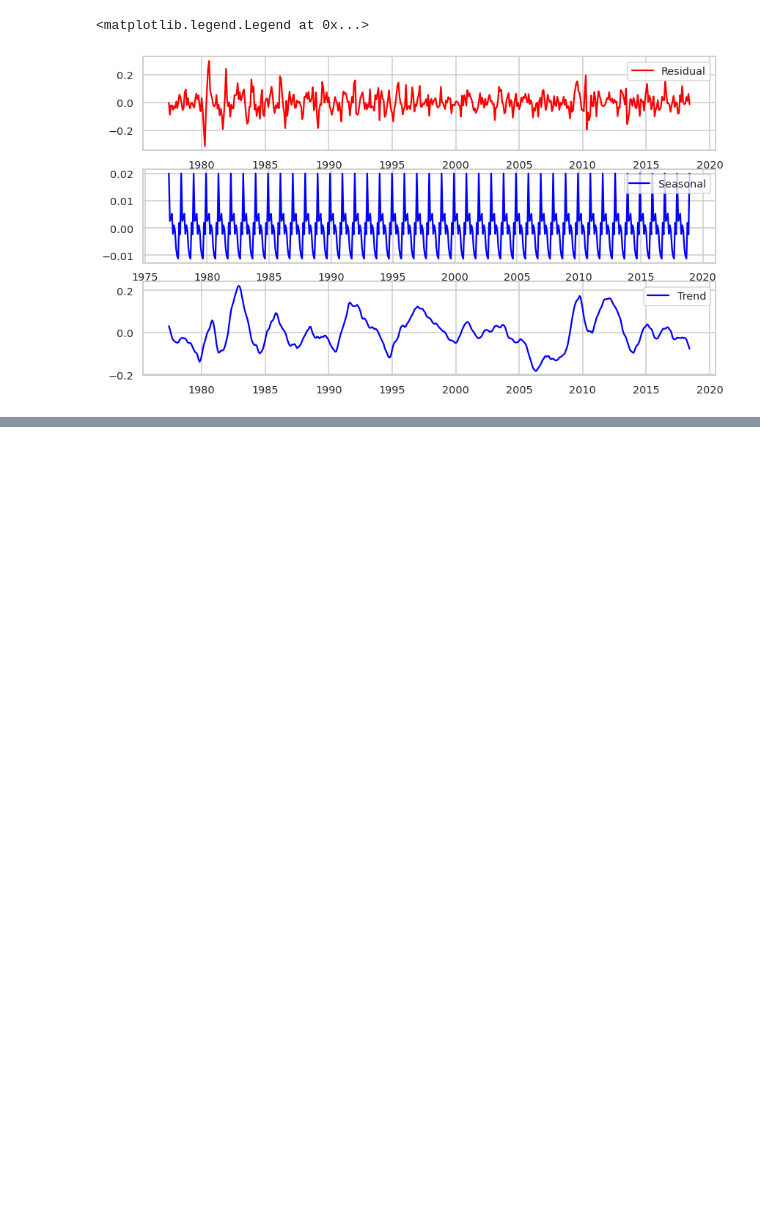
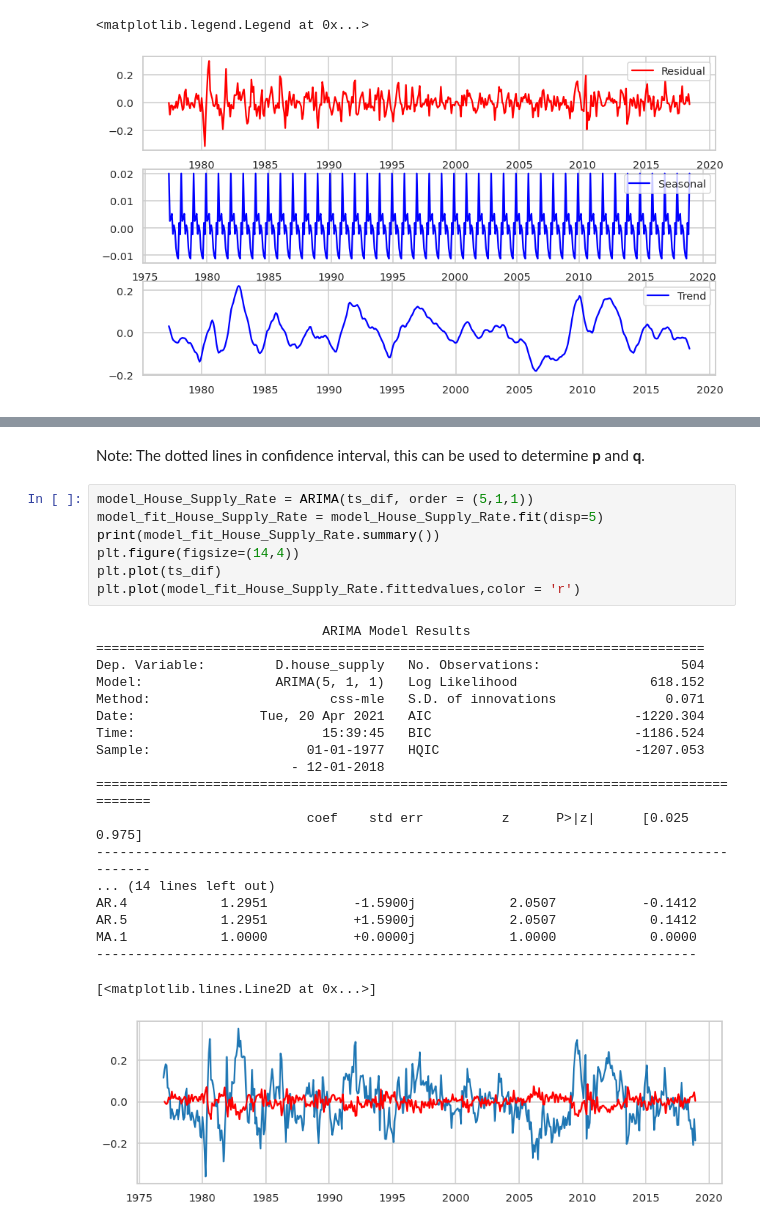
Before and after one commit to aiwithvd/Factors-can-influence-residentail-house-price, a Jupyter notebook: Experiment_notebook_for_house_supply_and_demand_in_housing_market.ipynb, the cells around one changed output, grey strips where cells are left out. Saved outputs shown, nothing was run; the diff lists cells and outputs as text; blank space fills up the shorter version.

```diff
--- a/Experiment_notebook_for_house_supply_and_demand_in_housing_market.ipynb
+++ b/Experiment_notebook_for_house_supply_and_demand_in_housing_market.ipynb
@@ -1283,0 +1390,29 @@ ax[2].legend(loc = 'best')
+# %% [markdown]
+Note: The dotted lines in confidence interval, this can be used to determine **p** and **q**.
+# %%
+model_House_Supply_Rate = ARIMA(ts_dif, order = (5,1,1))
+model_fit_House_Supply_Rate = model_House_Supply_Rate.fit(disp=5)
+print(model_fit_House_Supply_Rate.summary())
+plt.figure(figsize=(14,4))
+plt.plot(ts_dif)
+plt.plot(model_fit_House_Supply_Rate.fittedvalues,color = 'r')
+# %% [output]
+                             ARIMA Model Results
+==============================================================================
+Dep. Variable:         D.house_supply   No. Observations:                  504
+Model:                 ARIMA(5, 1, 1)   Log Likelihood                 618.152
+Method:                       css-mle   S.D. of innovations              0.071
+Date:                Tue, 20 Apr 2021   AIC                          -1220.304
+Time:                        15:39:45   BIC                          -1186.524
+Sample:                    01-01-1977   HQIC                         -1207.053
+                         - 12-01-2018
+========================================================================================
+                           coef    std err          z      P>|z|      [0.025      0.975]
+----------------------------------------------------------------------------------------
+... (14 lines left out)
+AR.4            1.2951           -1.5900j            2.0507           -0.1412
+AR.5            1.2951           +1.5900j            2.0507            0.1412
+MA.1            1.0000           +0.0000j            1.0000            0.0000
+-----------------------------------------------------------------------------
+[<matplotlib.lines.Line2D at 0x...>]
+[figure, added]
```
Also changed, not shown: parts of 38 cells of this notebook.
